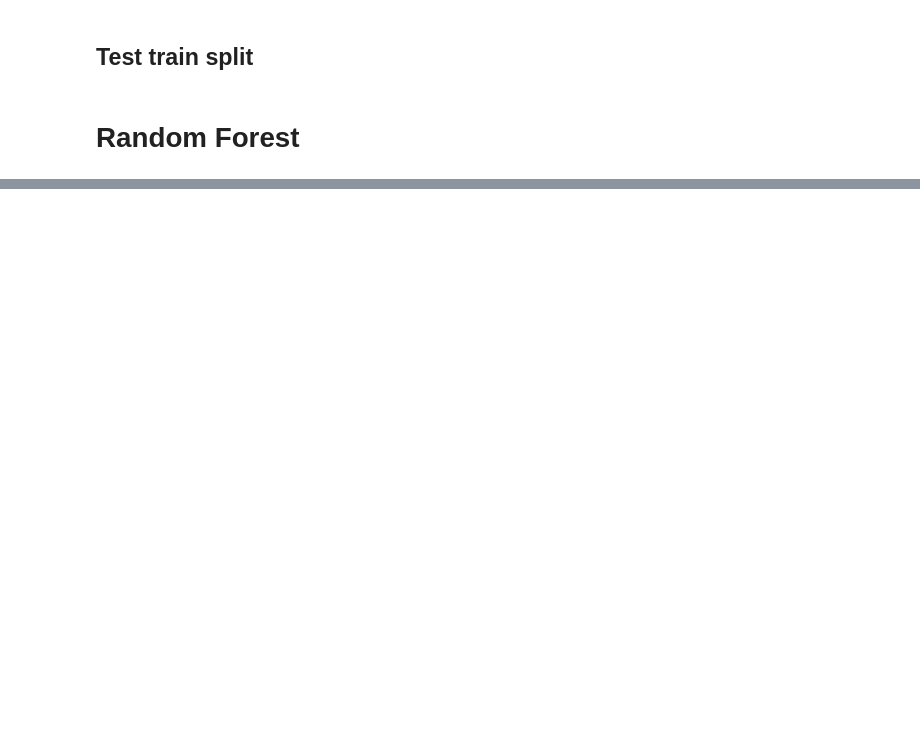
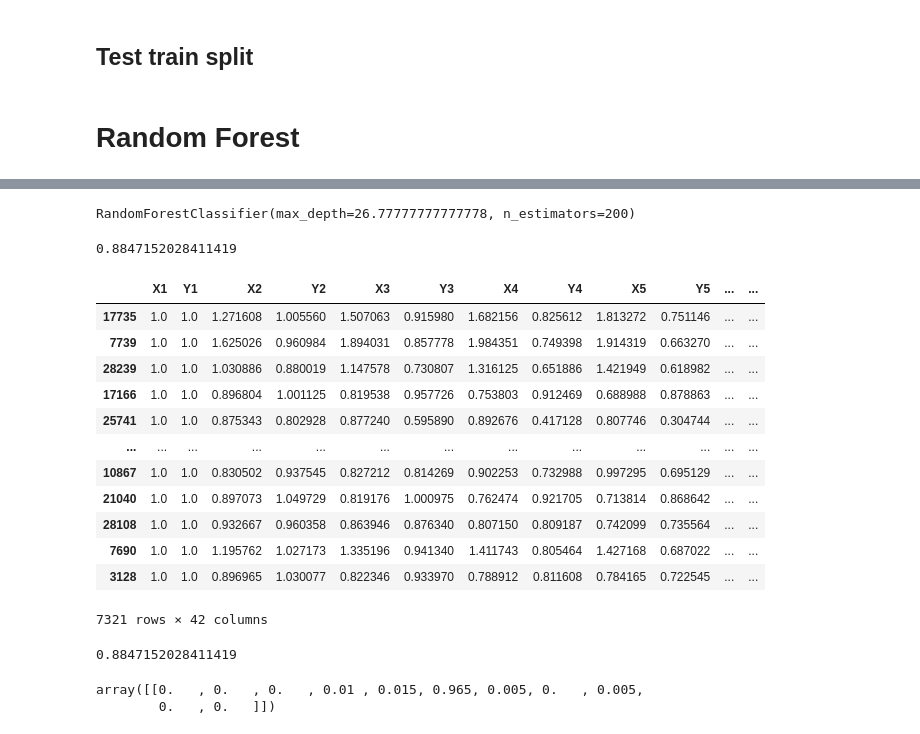
Before and after one commit to WeiliLiu/gesture-recognition-using-keypoints, a Jupyter notebook: randomforest.ipynb, the cells around one changed output, grey strips where cells are left out. Cells and saved outputs as stored; diff of their text form; code cells hidden in the pictures; blank space fills up the shorter version.

```diff
--- a/randomforest.ipynb
+++ b/randomforest.ipynb
@@ -59,6 +93,6 @@ y = labels[0]
 # %%
 # Train, test sets split
-X_train, X_test, y_train, y_test = train_test_split(X, y, test_size=0.2, random_state=42)
+X_train, X_test, y_train, y_test = train_test_split(df[columns], df['gesture'], test_size=0.25, random_state=42)
 # %% [markdown]
 # Random Forest
 # %%
@@ -179,0 +187,8 @@ rf_inst.score(X_test, y_test)
+# %%
+model.fit(X_train, y_train)
+# %% [output]
+RandomForestClassifier(max_depth=26.77777777777778, n_estimators=200)
+# %%
+model.score(X_test, y_test)
+# %% [output]
+0.8847152028411419
@@ -179,0 +200,16 @@ rf_inst.score(X_test, y_test)
+# %%
+X_test
+# %% [output]
+|  | X1 | Y1 | X2 | Y2 | X3 | Y3 | X4 | Y4 | X5 | Y5 | ... | ... |
+| 17735 | 1.0 | 1.0 | 1.271608 | 1.005560 | 1.507063 | 0.915980 | 1.682156 | 0.825612 | 1.813272 | 0.751146 | ... | ... |
+| 7739 | 1.0 | 1.0 | 1.625026 | 0.960984 | 1.894031 | 0.857778 | 1.984351 | 0.749398 | 1.914319 | 0.663270 | ... | ... |
+| 28239 | 1.0 | 1.0 | 1.030886 | 0.880019 | 1.147578 | 0.730807 | 1.316125 | 0.651886 | 1.421949 | 0.618982 | ... | ... |
+| 17166 | 1.0 | 1.0 | 0.896804 | 1.001125 | 0.819538 | 0.957726 | 0.753803 | 0.912469 | 0.688988 | 0.878863 | ... | ... |
+| 25741 | 1.0 | 1.0 | 0.875343 | 0.802928 | 0.877240 | 0.595890 | 0.892676 | 0.417128 | 0.807746 | 0.304744 | ... | ... |
+| ... | ... | ... | ... | ... | ... | ... | ... | ... | ... | ... | ... | ... |
+| 10867 | 1.0 | 1.0 | 0.830502 | 0.937545 | 0.827212 | 0.814269 | 0.902253 | 0.732988 | 0.997295 | 0.695129 | ... | ... |
+| 21040 | 1.0 | 1.0 | 0.897073 | 1.049729 | 0.819176 | 1.000975 | 0.762474 | 0.921705 | 0.713814 | 0.868642 | ... | ... |
+| 28108 | 1.0 | 1.0 | 0.932667 | 0.960358 | 0.863946 | 0.876340 | 0.807150 | 0.809187 | 0.742099 | 0.735564 | ... | ... |
+| 7690 | 1.0 | 1.0 | 1.195762 | 1.027173 | 1.335196 | 0.941340 | 1.411743 | 0.805464 | 1.427168 | 0.687022 | ... | ... |
+| 3128 | 1.0 | 1.0 | 0.896965 | 1.030077 | 0.822346 | 0.933970 | 0.788912 | 0.811608 | 0.784165 | 0.722545 | ... | ... |
+7321 rows × 42 columns
@@ -179,0 +218,9 @@ rf_inst.score(X_test, y_test)
+# %%
+loaded_model.score(X_test, y_test)
+# %% [output]
+0.8847152028411419
+# %%
+loaded_model.predict_proba(X_test[:1])
+# %% [output]
+array([[0.   , 0.   , 0.   , 0.01 , 0.015, 0.965, 0.005, 0.   , 0.005,
+        0.   , 0.   ]])
```
Also changed, not shown: parts of 27 cells of this notebook, 2 other files.
